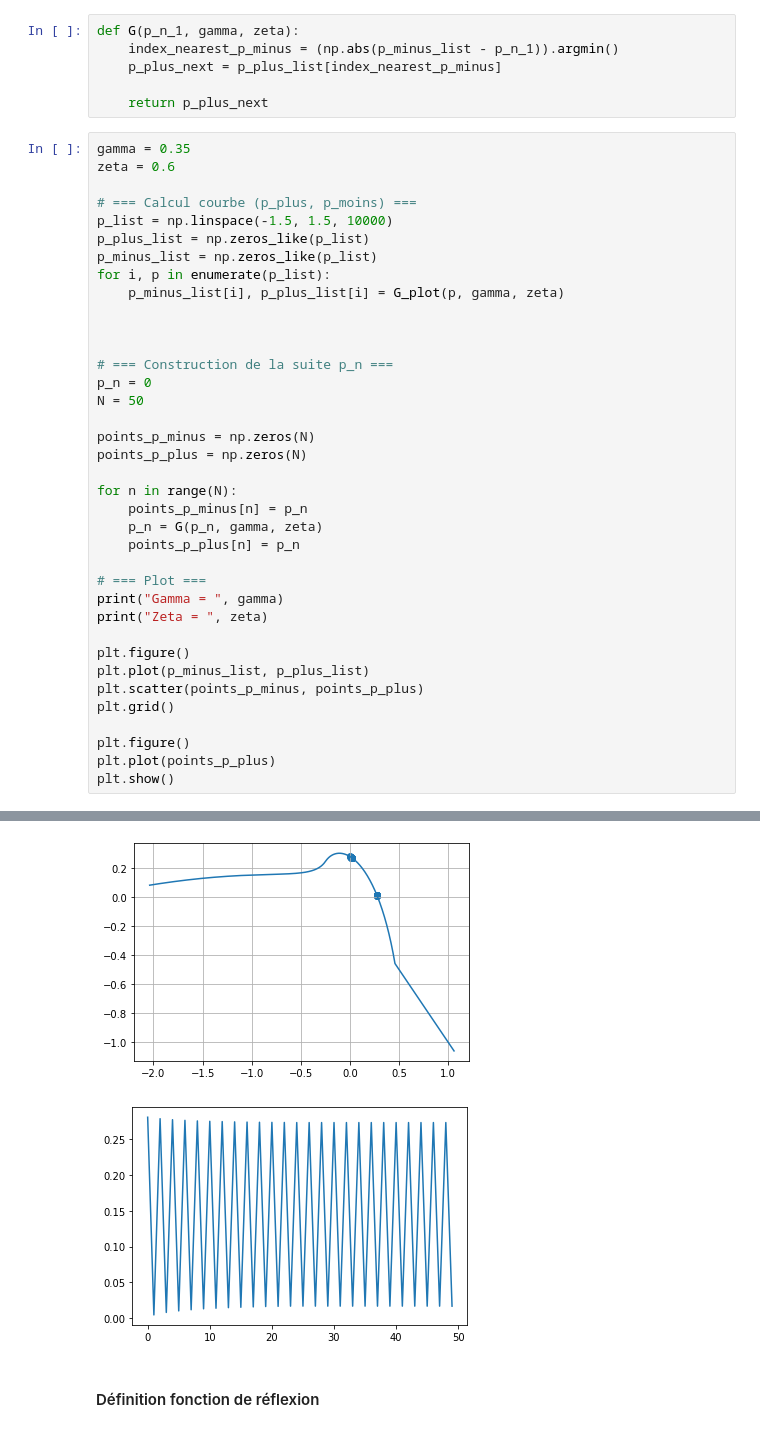
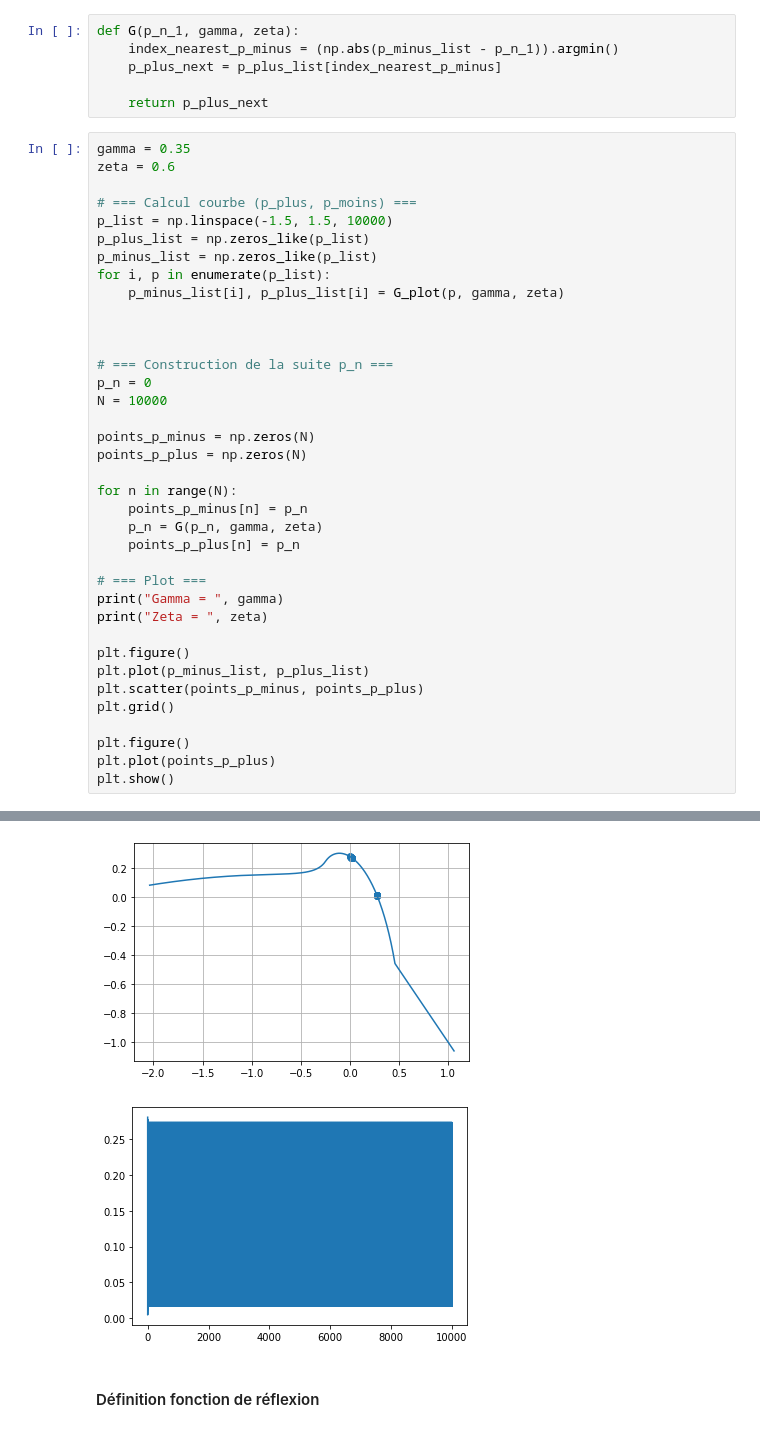
Before and after one commit to dinhviettoanle/pam-auto_oscillations, a Jupyter notebook: code/delay_line.ipynb, the cells around one changed output, grey strips where cells are left out. Saved outputs shown, nothing was run; the diff lists cells and outputs as text.

```diff
--- a/code/delay_line.ipynb
+++ b/code/delay_line.ipynb
@@ -99,35 +99,35 @@ for i, p in enumerate(p_list):
 
 
 
 # === Construction de la suite p_n ===
 p_n = 0
-N = 50
+N = 10000
 
 points_p_minus = np.zeros(N)
 points_p_plus = np.zeros(N)
 
 for n in range(N):
     points_p_minus[n] = p_n
     p_n = G(p_n, gamma, zeta)
     points_p_plus[n] = p_n
 
 # === Plot ===
 print("Gamma = ", gamma)
 print("Zeta = ", zeta)
 
 plt.figure()
 plt.plot(p_minus_list, p_plus_list)
 plt.scatter(points_p_minus, points_p_plus)
 plt.grid()
 
 plt.figure()
 plt.plot(points_p_plus)
 plt.show()
 # %% [output]
 Gamma =  0.35
 Zeta =  0.6
 [figure]
-[figure, old version]
+[figure, new version]
 # %% [markdown]
 #### Définition fonction de réflexion
 # %%
```
Also changed, not shown: parts of 3 cells of this notebook.
